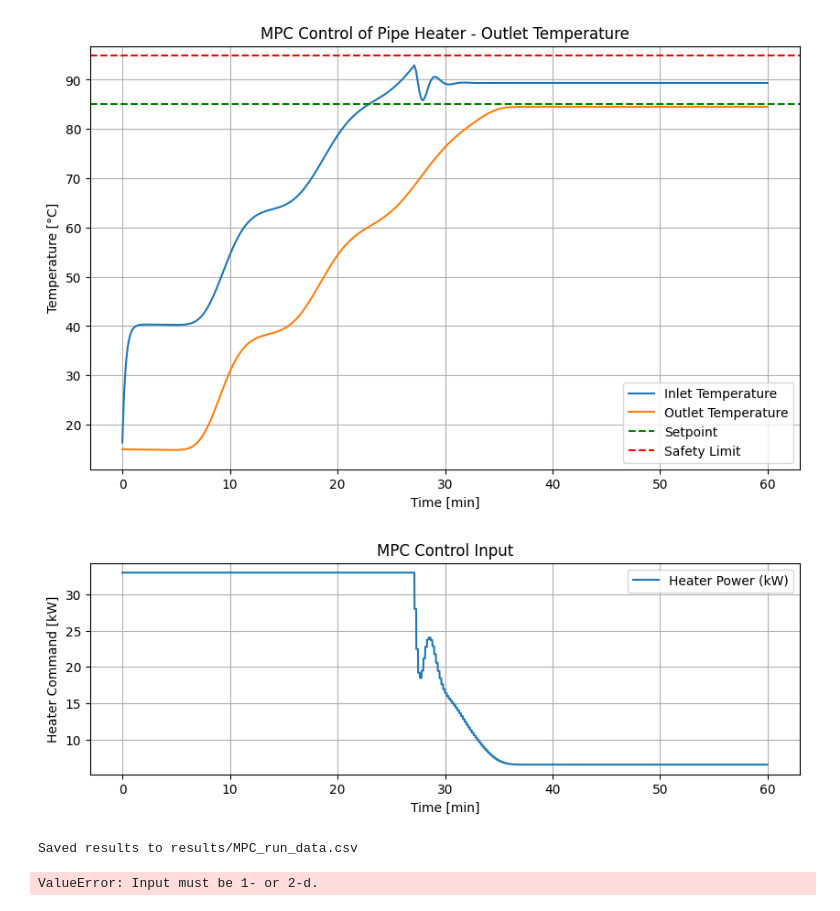
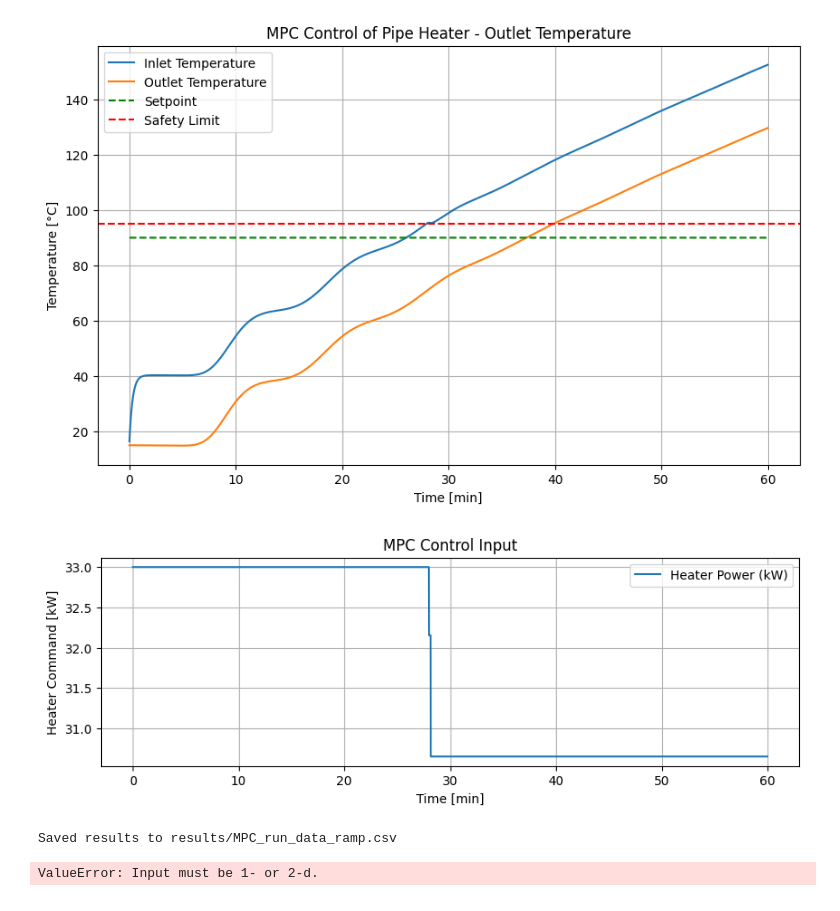
Before and after one commit to cetiennec/etiennechassaing.github.io, a Jupyter notebook: static/book/_sources/MPC_simu.ipynb, the cells around one changed output. Cells and saved outputs as stored; diff of their text form; code cells hidden in the pictures.

```diff
--- a/static/book/_sources/MPC_simu.ipynb
+++ b/static/book/_sources/MPC_simu.ipynb
@@ -6,10 +6,10 @@ from params import *
 import matplotlib.pyplot as plt
 
 params["N"] = 30
-env = PipeHeaterSafeEnvGymnasium(params, Tinlet=15.0, Tset=85.0, T_ext=10.0, dt=1.0, t_final=3600)
+env = PipeHeaterSafeEnvGymnasium(params, Tinlet=15.0, Tset= 85.0, T_ext=10.0, dt=1.0, t_final=3600)
 
 mpc_dt = 10.0
-mpc = MPCController(params, dt=mpc_dt, Hp=70, Q=[0.1, 100.0], R=1e-8, Rd=1e-1, T_set=[92.0, 85.0], T_safety=95.0)
+mpc = MPCController(params, dt=mpc_dt, Hp=80, Q=[0.0, 1e3], R=1e-5, Rd=1.0, T_set=[92.0, 90.0], T_safety=95.0, ramped = False)
 
 obs, _ = env.reset()
 # %%
@@ -18,11 +18,12 @@ x = env.T.copy()
 u_prev = 0.0
 traj = []
 mpc_steps = int(mpc.dt / env.dt)   # number of env steps per MPC update
+setpoints = []
 
 for step in range(3600):
     # Update MPC only every mpc_steps
     if step % mpc_steps == 0:
-        u_cmd = mpc.compute_action(x0=x, u_prev=u_prev)
+        u_cmd, T_in_sp, T_out_sp = mpc.compute_action(x0=x, u_prev=u_prev)
         u_prev = u_cmd  # store for move suppression, rate constraints, etc.
 
     # Apply the most recent MPC command
@@ -32,6 +33,7 @@ for step in range(3600):
     # Save state
     x = env.T.copy()
     traj.append((step, x.copy(), u_cmd, reward))
+    setpoints.append((T_in_sp, T_out_sp))
 
     if terminated:
         break
@@ -41,48 +43,40 @@ for step in range(3600):
 # Unpack trajectory
 steps = [t[0]/60 for t in traj]
 T_out = [t[1][-1] for t in traj]   # last element of state is outlet temperature
 T_in = [t[1][0] for t in traj]   # last element of state is outlet temperature
 u_cmds = [t[2] for t in traj]
 rewards = [t[3] for t in traj]
 
+T_in_sp = [t[0] for t in setpoints]   # last element of state is outlet temperature
+T_out_sp = [t[1] for t in setpoints]   # last element of state is outlet temperature
+
 # Plot outlet temperature
 plt.figure(figsize=(10,6))
 plt.plot(steps, T_in, label="Inlet Temperature")
 plt.plot(steps, T_out, label="Outlet Temperature")
-plt.axhline(env.Tset, color="g", linestyle="--", label="Setpoint")
+plt.plot(steps,T_out_sp, color="g", linestyle="--", label="Setpoint")
 plt.axhline(mpc.T_safety, color="r", linestyle="--", label="Safety Limit")
 plt.xlabel("Time [min]")
 plt.ylabel("Temperature [°C]")
 plt.title("MPC Control of Pipe Heater - Outlet Temperature")
 plt.legend()
 plt.grid(True)
 plt.savefig("images/MPC_main_results_2.png")
 
 # Plot control input
 plt.figure(figsize=(10,3))
 plt.plot(steps, u_cmds, label="Heater Power (kW)")
 plt.xlabel("Time [min]")
 plt.ylabel("Heater Command [kW]")
 plt.title("MPC Control Input")
 plt.legend()
 plt.grid(True)
 
-# # Plot reward
-# plt.figure(figsize=(10,3))
-# plt.plot(steps, env.Tset - np.array(T_out), label="error")
-# # plt.yscale("log")
-# plt.ylim([0,1.0])
-# plt.xlabel("Time [min]")
-# plt.ylabel("Error")
-# plt.title("MPC Error Over Time")
-# plt.legend()
-# plt.grid(True)
-#
-plt.savefig("images/MPC_results_input_2.png")
+plt.savefig("images/MPC_security.png")
 plt.show()
 # %% [output]
-[figure, old version]
+[figure, new version]
-[figure, old version]
+[figure, new version]
 # %%
 import pandas as pd
 
@@ -91,17 +85,17 @@ df = pd.DataFrame({
     "time_min": steps,
     "Tinlet": T_in,
     "Toutlet": T_out,
-    "u_cmd": u_cmds,
+    "HeaterPower_kW": u_cmds,
     "reward": rewards,
 })
 
 # Save to CSV
-csv_filename = "results/MPC_run_data.csv"
+csv_filename = "results/MPC_run_data_ramp.csv"
 df.to_csv(csv_filename, index=False)
 
 print(f"Saved results to {csv_filename}")
 # %% [output]
-Saved results to results/MPC_run_data.csv
+Saved results to results/MPC_run_data_ramp.csv
 # %%
 N=3000
 x = env.T.copy()
```
Also changed, not shown: 32 other files.
